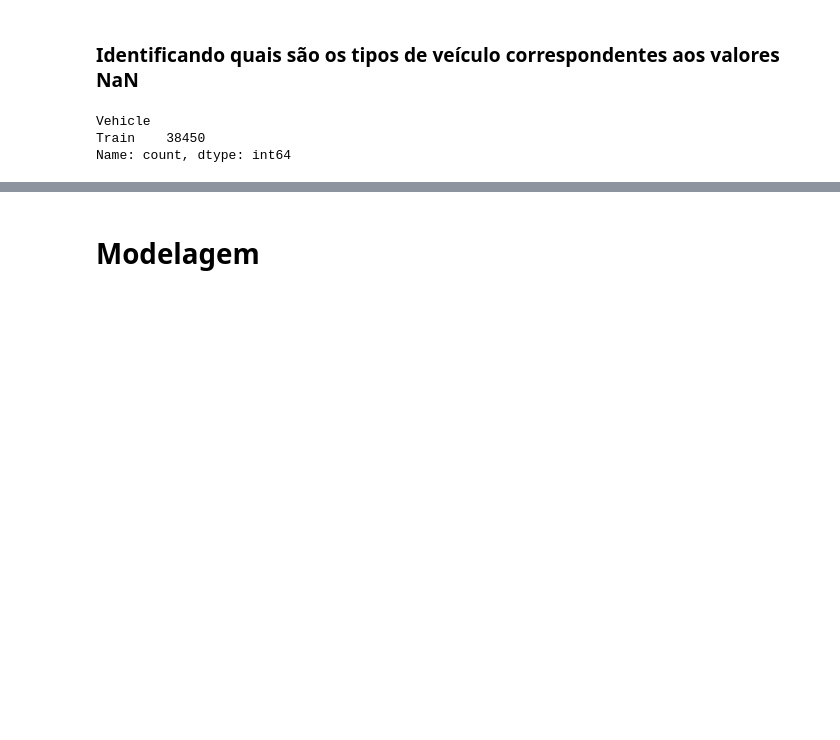
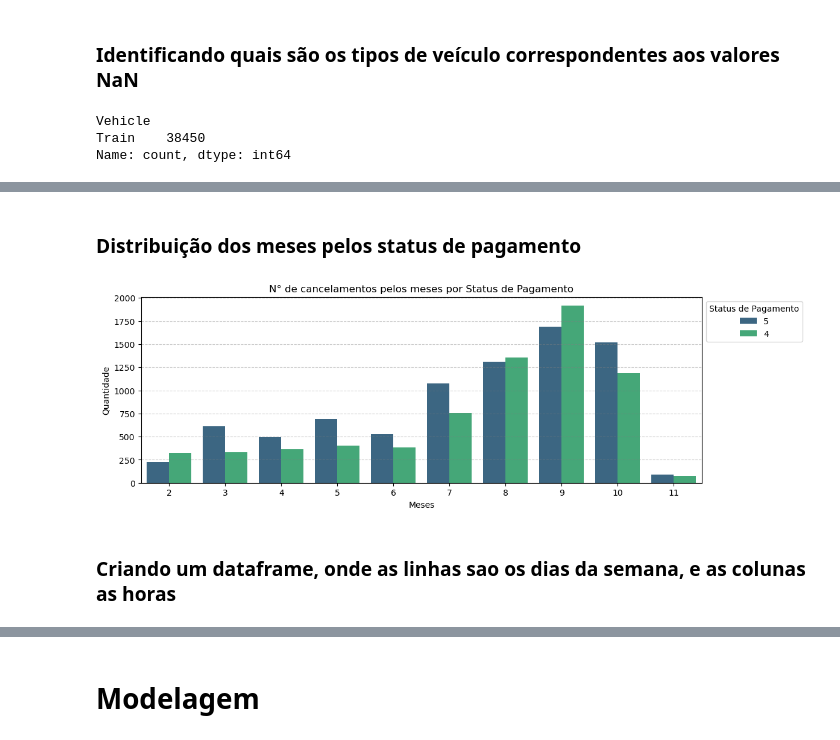
Before and after one commit to Passaret/Case2, a Jupyter notebook: Travel Ticket Cancellations for Risk Management.ipynb, the cells around one changed output, grey strips where cells are left out. Drawn from its saved outputs; the diff is of its cells as text; code cells hidden in the pictures; blank space fills up the shorter version.

```diff
--- a/Travel Ticket Cancellations for Risk Management.ipynb
+++ b/Travel Ticket Cancellations for Risk Management.ipynb
@@ -236,0 +312,20 @@ df.loc[df['Vehicle'] == 'Train', 'VehicleClass'] = predicted_classes
+# %% [markdown]
+### Distribuição dos meses pelos status de pagamento
+# %%
+# Alterando o tipo da variável
+df_cancel['ReserveStatus'] = df_cancel['ReserveStatus'].astype(str)
+
+# Criando o Plot
+plt.figure(figsize=(12,4))
+sns.countplot(data=df_cancel, x='Canceltime_month', hue='ReserveStatus', palette='viridis')
+
+# Textos e estilos
+plt.title("N° de cancelamentos pelos meses por Status de Pagamento")
+plt.legend(title='Status de Pagamento', loc='upper left', bbox_to_anchor=(1, 1))
+plt.ylabel("Quantidade")
+plt.xlabel("Meses")
+plt.grid(axis="y", linestyle="--", alpha=0.4, color = 'grey')
+# %% [output]
+[figure, added]
+# %% [markdown]
+### Criando um dataframe, onde as linhas sao os dias da semana, e as colunas as horas
```
Also changed, not shown: parts of 105 cells of this notebook.
